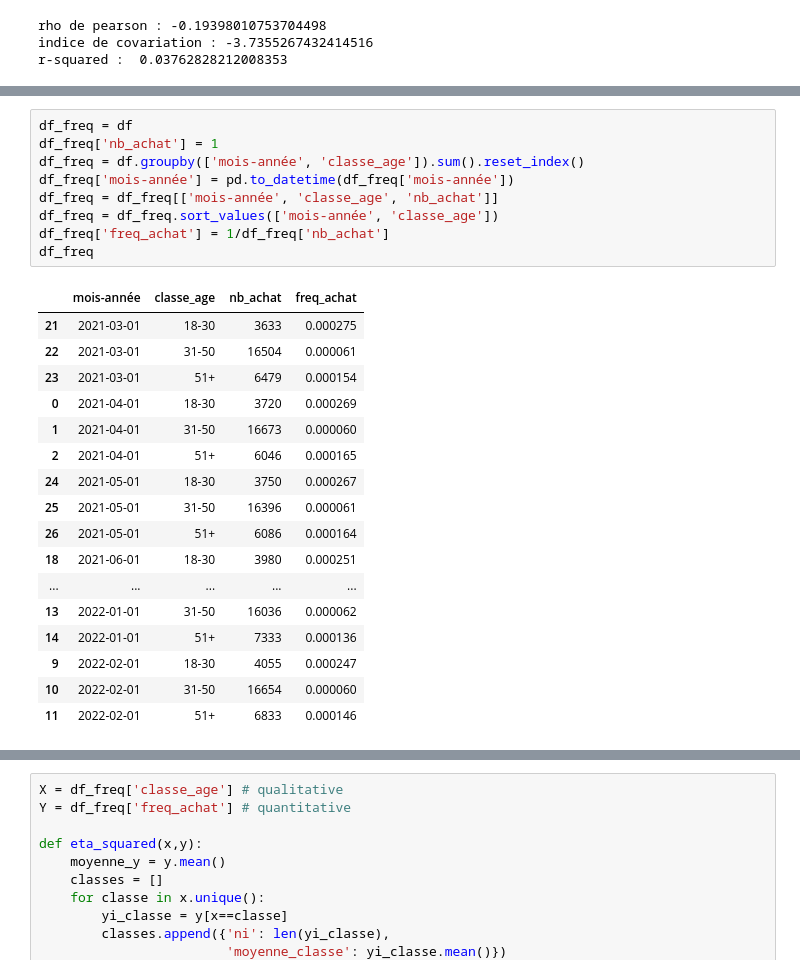
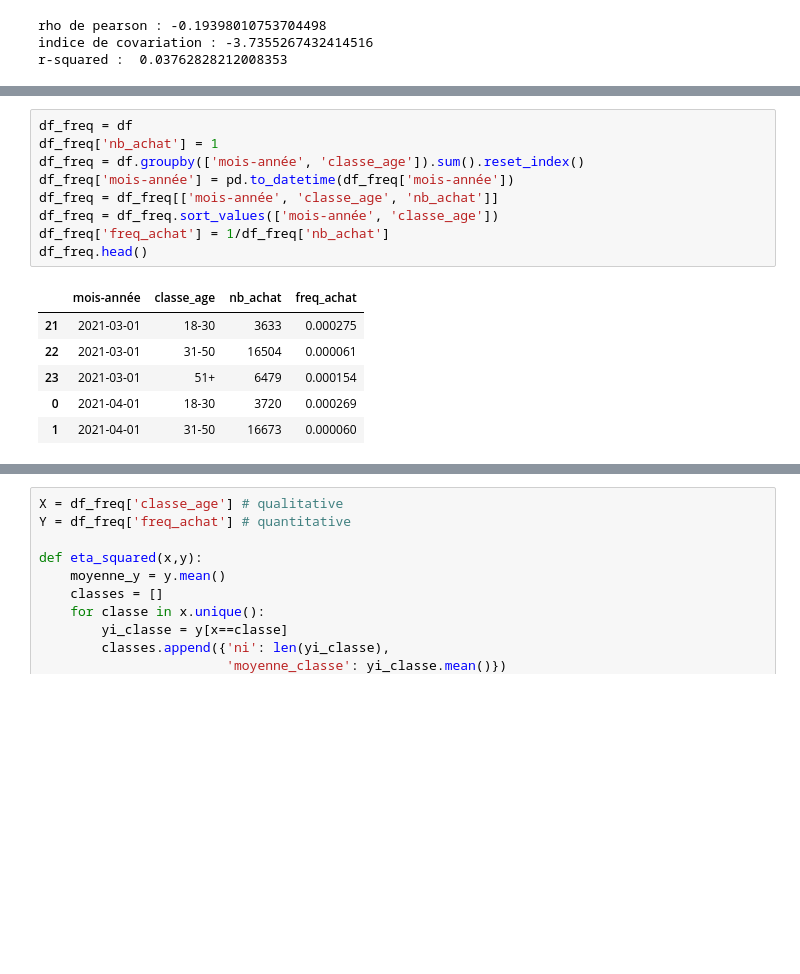
Before and after one commit to Sylvariane/Analyse-des-ventes-d-une-entreprise, a Jupyter notebook: P04_02_scriptanalyse.ipynb, the cells around one changed output, grey strips where cells are left out. Cells and saved outputs as stored; diff of their text form; blank space fills up the shorter version.

```diff
--- a/P04_02_scriptanalyse.ipynb
+++ b/P04_02_scriptanalyse.ipynb
@@ -649,30 +631,19 @@ _ = plt.show()
 # %%
 df_freq = df
 df_freq['nb_achat'] = 1
 df_freq = df.groupby(['mois-année', 'classe_age']).sum().reset_index()
 df_freq['mois-année'] = pd.to_datetime(df_freq['mois-année'])
 df_freq = df_freq[['mois-année', 'classe_age', 'nb_achat']]
 df_freq = df_freq.sort_values(['mois-année', 'classe_age'])
 df_freq['freq_achat'] = 1/df_freq['nb_achat']
-df_freq
+df_freq.head()
 # %% [output]
 |  | mois-année | classe_age | nb_achat | freq_achat |
 | 21 | 2021-03-01 | 18-30 | 3633 | 0.000275 |
 | 22 | 2021-03-01 | 31-50 | 16504 | 0.000061 |
 | 23 | 2021-03-01 | 51+ | 6479 | 0.000154 |
 | 0 | 2021-04-01 | 18-30 | 3720 | 0.000269 |
 | 1 | 2021-04-01 | 31-50 | 16673 | 0.000060 |
-| 2 | 2021-04-01 | 51+ | 6046 | 0.000165 |
-| 24 | 2021-05-01 | 18-30 | 3750 | 0.000267 |
-| 25 | 2021-05-01 | 31-50 | 16396 | 0.000061 |
-| 26 | 2021-05-01 | 51+ | 6086 | 0.000164 |
-| 18 | 2021-06-01 | 18-30 | 3980 | 0.000251 |
-| ... | ... | ... | ... | ... |
-| 13 | 2022-01-01 | 31-50 | 16036 | 0.000062 |
-| 14 | 2022-01-01 | 51+ | 7333 | 0.000136 |
-| 9 | 2022-02-01 | 18-30 | 4055 | 0.000247 |
-| 10 | 2022-02-01 | 31-50 | 16654 | 0.000060 |
-| 11 | 2022-02-01 | 51+ | 6833 | 0.000146 |
 # %%
 sns.set_context('talk')
 sns.set_palette('Set2')
```
Also changed, not shown: parts of 20 cells of this notebook.
